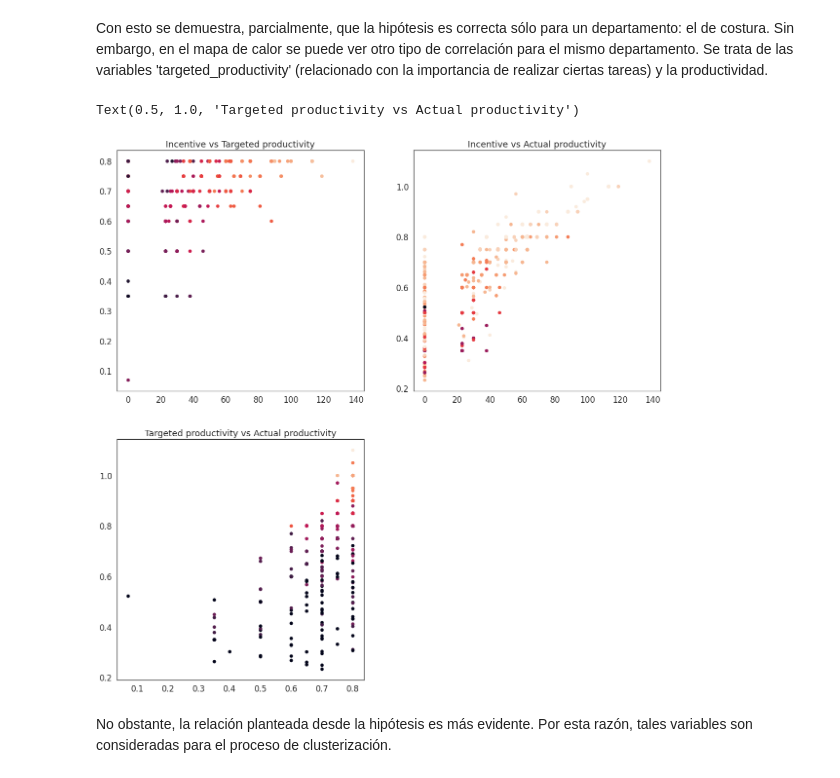
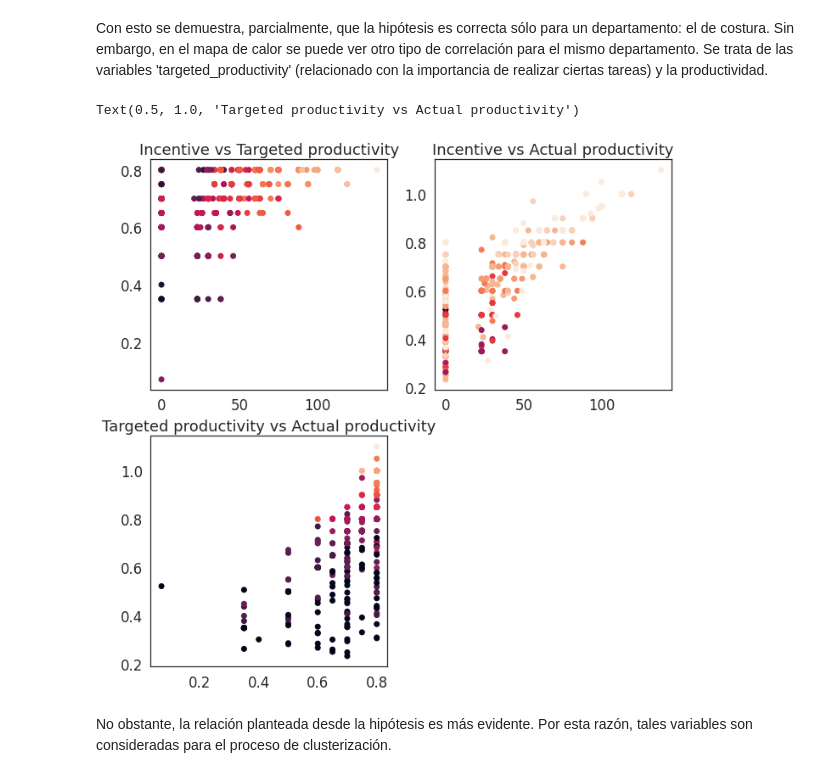
Before and after one commit to 450fausto/Productivity, a Jupyter notebook: Proyecto_Fase3_mod2_Part1.ipynb, the cells around one changed output. Drawn from its saved outputs; the diff is of its cells as text; code cells hidden in the pictures.

```diff
--- a/Proyecto_Fase3_mod2_Part1.ipynb
+++ b/Proyecto_Fase3_mod2_Part1.ipynb
@@ -261,23 +303,23 @@ sns.heatmap(df_finishing_corr, annot=True)
 # %% [markdown]
 Con esto se demuestra, parcialmente, que la hipótesis es correcta sólo para un departamento: el de costura. Sin embargo, en el mapa de calor se puede ver otro tipo de correlación para el mismo departamento. Se trata de las variables 'targeted_productivity' (relacionado con la importancia de realizar ciertas tareas) y la productividad.
 # %%
+sns.set(style='white', font_scale=1.5, rc={'figure.figsize':(11,11)})
 plt.figure()
-sns.set(style='white', font_scale=1.5, rc={'figure.figsize':(20,20)})
 plt.subplot(2,2,1)
 plt.scatter(df_sweing.incentive, df_sweing.targeted_productivity, c=df_sweing.actual_productivity)
 plt.title('Incentive vs Targeted productivity')
 
 
 plt.subplot(2,2,2)
 plt.scatter(df_sweing.incentive, df_sweing.actual_productivity, c=df_sweing.targeted_productivity)
 plt.title('Incentive vs Actual productivity')
 
 plt.subplot(2,2,3)
 plt.scatter(df_sweing.targeted_productivity, df_sweing.actual_productivity, c=df_sweing.incentive)
 plt.title('Targeted productivity vs Actual productivity')
 # %% [output]
 Text(0.5, 1.0, 'Targeted productivity vs Actual productivity')
-[figure, old version]
+[figure, new version]
 # %% [markdown]
 No obstante, la relación planteada desde la hipótesis es más evidente. Por esta razón, tales variables son consideradas para el proceso de clusterización.
 # %%
```
Also changed, not shown: parts of 74 cells of this notebook.
